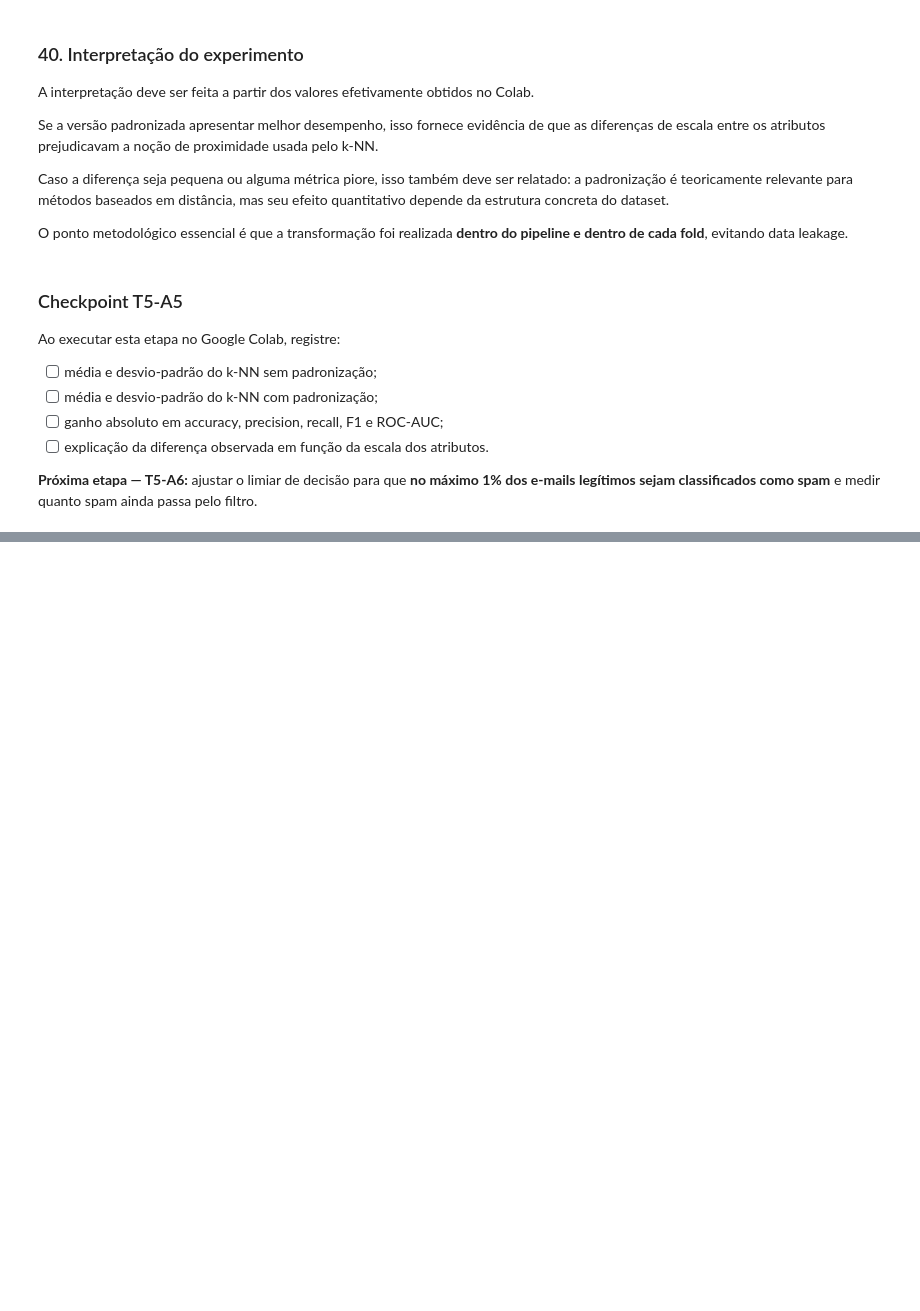
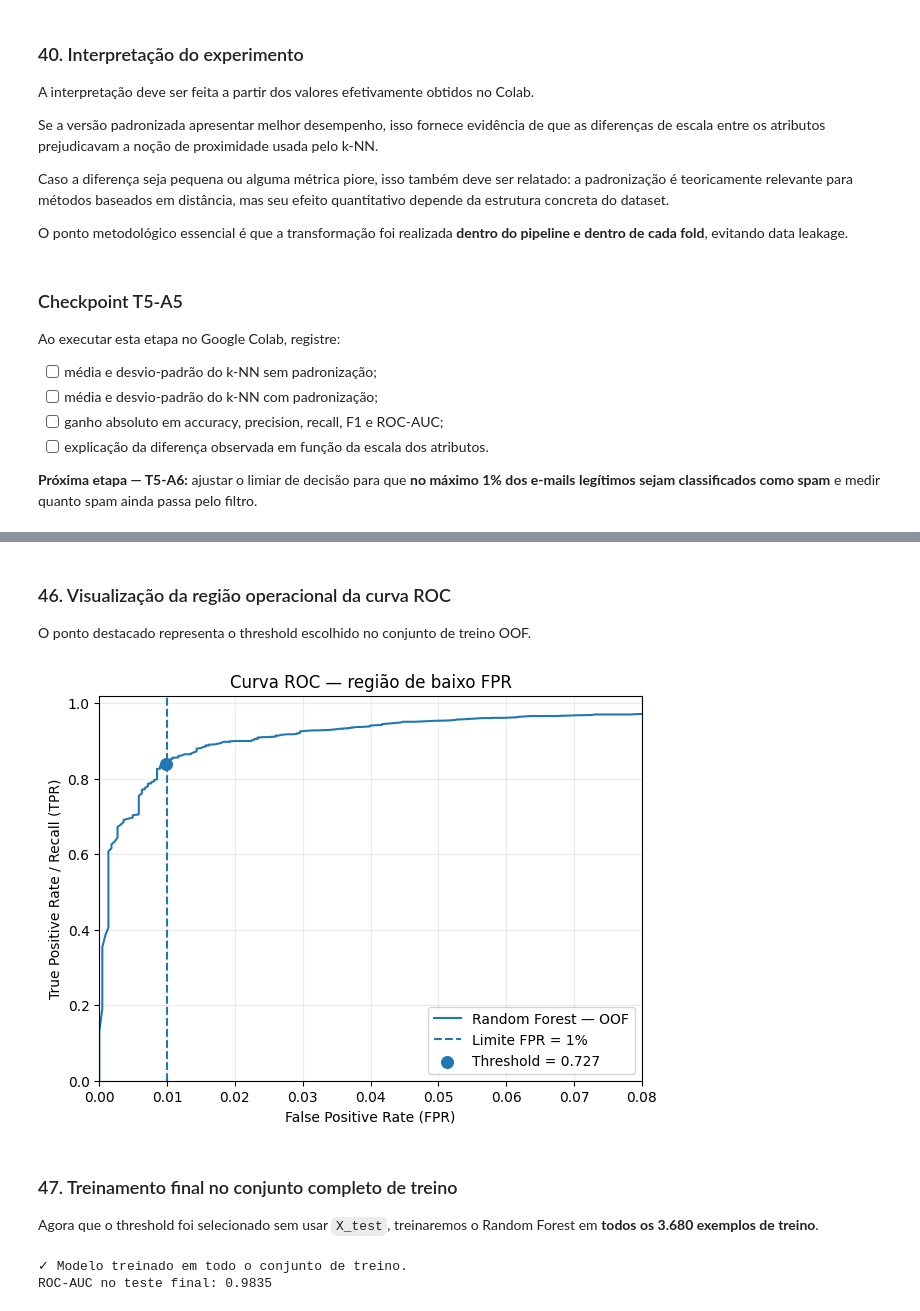
Before and after one commit to andrecataldo/ai-ppgi, a Jupyter notebook: labs/aula-05-ml/IA_Aula05_Spambase_AndreCataldo.ipynb, the cells around one changed output, grey strips where cells are left out. Saved outputs shown, nothing was run; the diff lists cells and outputs as text; code cells hidden in the pictures; blank space fills up the shorter version.

Commit message:
:dart: feat: ajusta threshold para limitar falsos positivos

```diff
--- a/labs/aula-05-ml/IA_Aula05_Spambase_AndreCataldo.ipynb
+++ b/labs/aula-05-ml/IA_Aula05_Spambase_AndreCataldo.ipynb
@@ -1280,0 +1340,15 @@ Ao executar esta etapa no Google Colab, registre:
+# %%
+oof_proba = cross_val_predict(
+    estimator=threshold_model,
+    X=X_train,
+    y=y_train,
+    cv=cv,
+    method="predict_proba",
+    n_jobs=-1,
+)[:, 1]
+
+assert len(oof_proba) == len(y_train)
+assert np.all((oof_proba >= 0) & (oof_proba <= 1))
+
+print(f"Predições OOF geradas: {len(oof_proba)}")
+print(f"ROC-AUC OOF: {roc_auc_score(y_train, oof_proba):.4f}")
@@ -1280,0 +1488,47 @@ Ao executar esta etapa no Google Colab, registre:
+# %% [markdown]
+### 46. Visualização da região operacional da curva ROC
+
+O ponto destacado representa o threshold escolhido no conjunto de treino OOF.
+# %%
+import matplotlib.pyplot as plt
+
+plt.figure(figsize=(7, 5))
+plt.plot(fpr, tpr, label="Random Forest — OOF")
+plt.axvline(
+    MAX_FPR,
+    linestyle="--",
+    label="Limite FPR = 1%",
+)
+plt.scatter(
+    [selected_oof_fpr],
+    [selected_oof_tpr],
+    s=70,
+    label=f"Threshold = {selected_threshold:.3f}",
+)
+
+plt.xlim(0, 0.08)
+plt.ylim(0, 1.02)
+plt.xlabel("False Positive Rate (FPR)")
+plt.ylabel("True Positive Rate / Recall (TPR)")
+plt.title("Curva ROC — região de baixo FPR")
+plt.grid(alpha=0.25)
+plt.legend()
+plt.show()
+# %% [output]
+[figure, added]
+# %% [markdown]
+### 47. Treinamento final no conjunto completo de treino
+
+Agora que o threshold foi selecionado sem usar `X_test`, treinaremos o Random Forest em **todos os 3.680 exemplos de treino**.
+# %%
+final_threshold_model = clone(threshold_model)
+
+final_threshold_model.fit(X_train, y_train)
+
+test_proba = final_threshold_model.predict_proba(X_test)[:, 1]
+
+print("✓ Modelo treinado em todo o conjunto de treino.")
+print(f"ROC-AUC no teste final: {roc_auc_score(y_test, test_proba):.4f}")
+# %% [output]
+✓ Modelo treinado em todo o conjunto de treino.
+ROC-AUC no teste final: 0.9835
```
Also changed, not shown: parts of 19 cells of this notebook.
